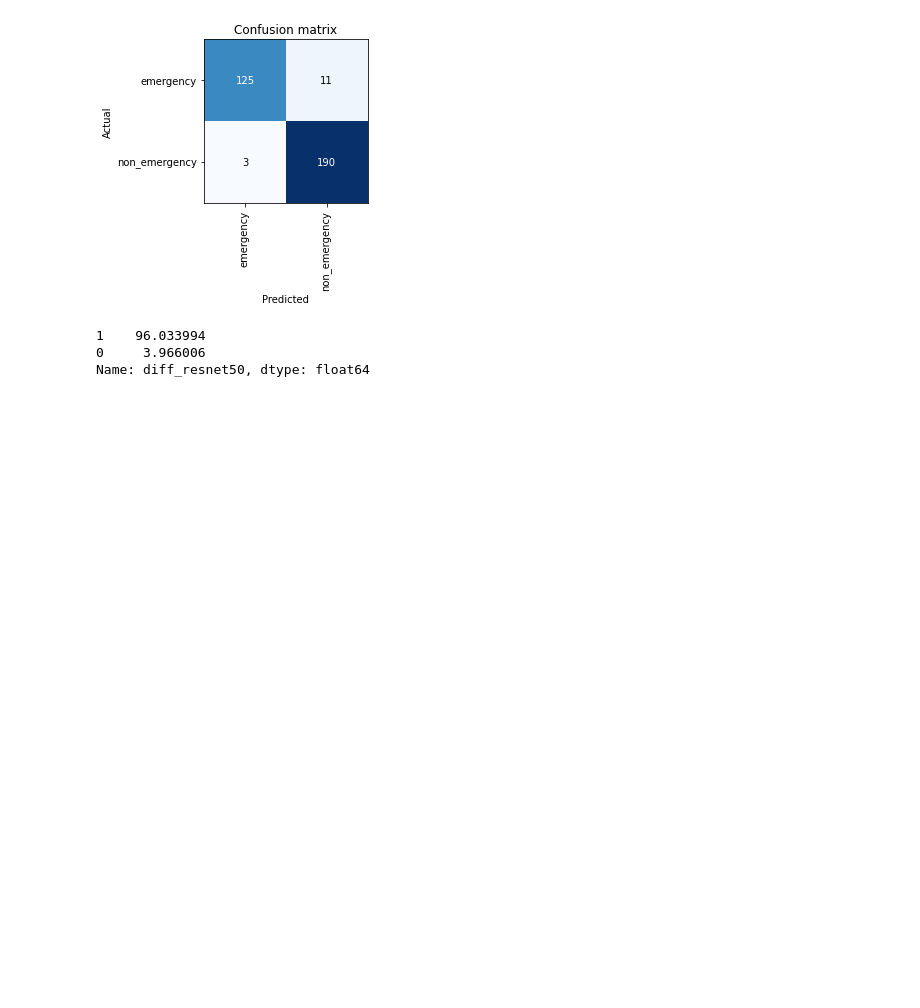
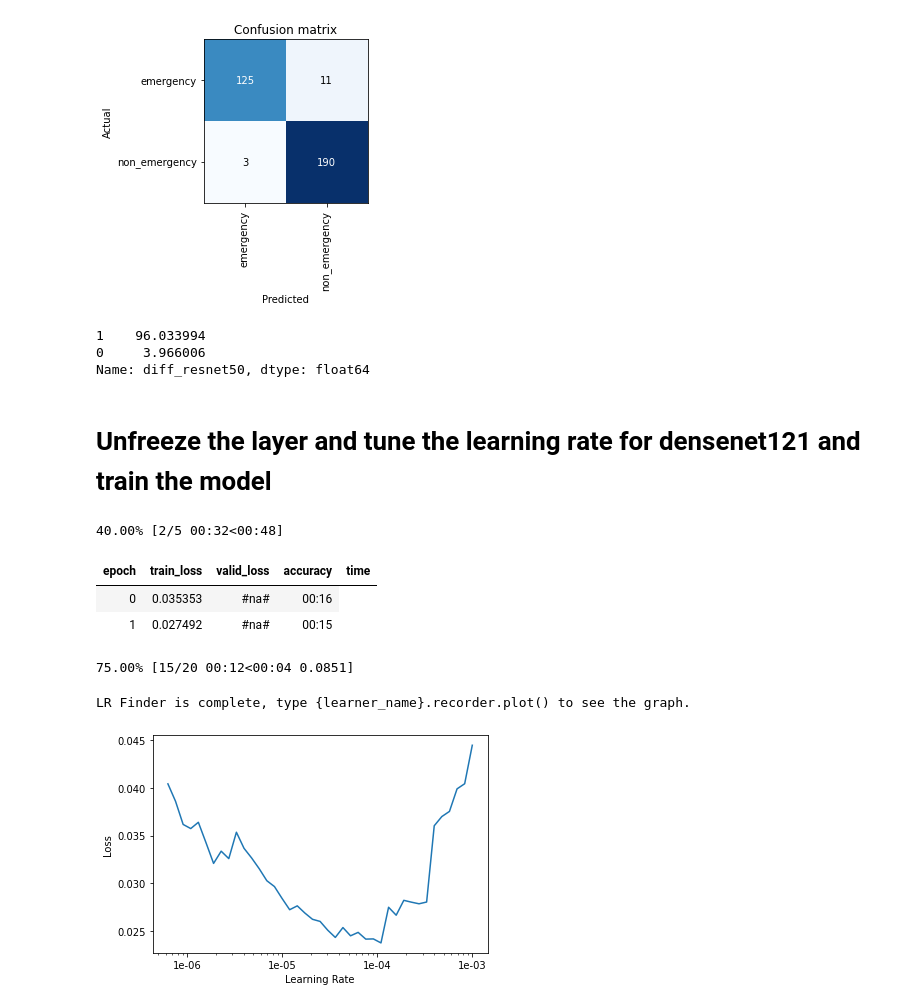
Before and after one commit to amitnits2016/fastai, a Jupyter notebook: EmergencyVsNon/EmergencyVsNon.ipynb, the cells around one changed output. Saved outputs shown, nothing was run; the diff lists cells and outputs as text; code cells hidden in the pictures; blank space fills up the shorter version.

```diff
--- a/EmergencyVsNon/EmergencyVsNon.ipynb
+++ b/EmergencyVsNon/EmergencyVsNon.ipynb
@@ -413,0 +411,15 @@ learn.save('BinaryImageClassification')
+# %% [markdown]
+# **Unfreeze the layer and tune the learning rate for densenet121 and train the model**
+# %%
+#Lets unfreeze the layer and tune the learning rate for densenet121
+learn_densenet121.unfreeze()
+learn_densenet121.lr_find()
+learn_densenet121.recorder.plot()
+# %% [output]
+40.00% [2/5 00:32<00:48]
+| epoch | train_loss | valid_loss | accuracy | time |
+| 0 | 0.035353 | #na# | 00:16 |
+| 1 | 0.027492 | #na# | 00:15 |
+75.00% [15/20 00:12<00:04 0.0851]
+LR Finder is complete, type {learner_name}.recorder.plot() to see the graph.
+[figure, added]
```
Also changed, not shown: parts of 7 cells of this notebook.
